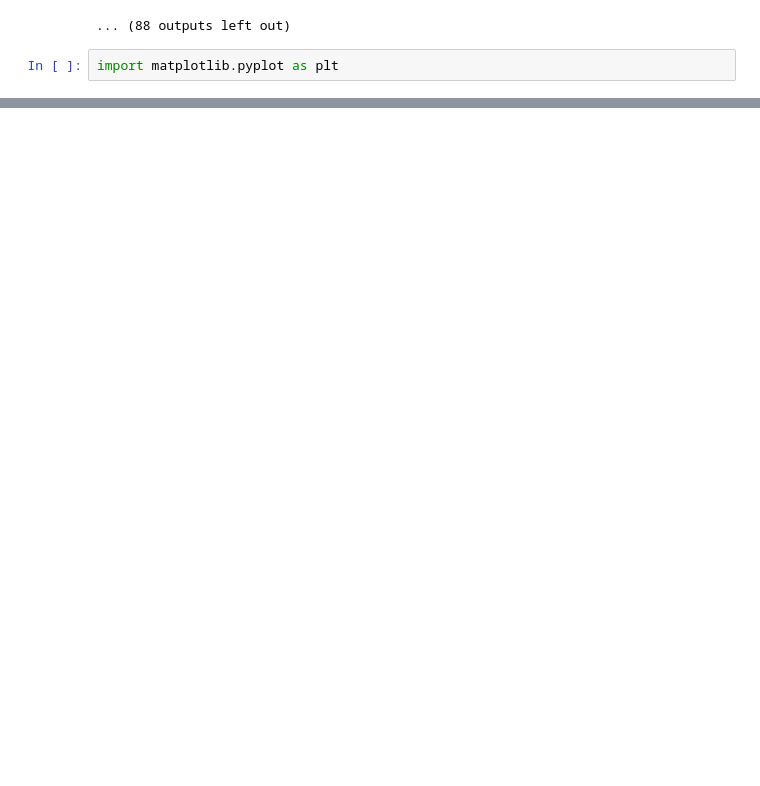
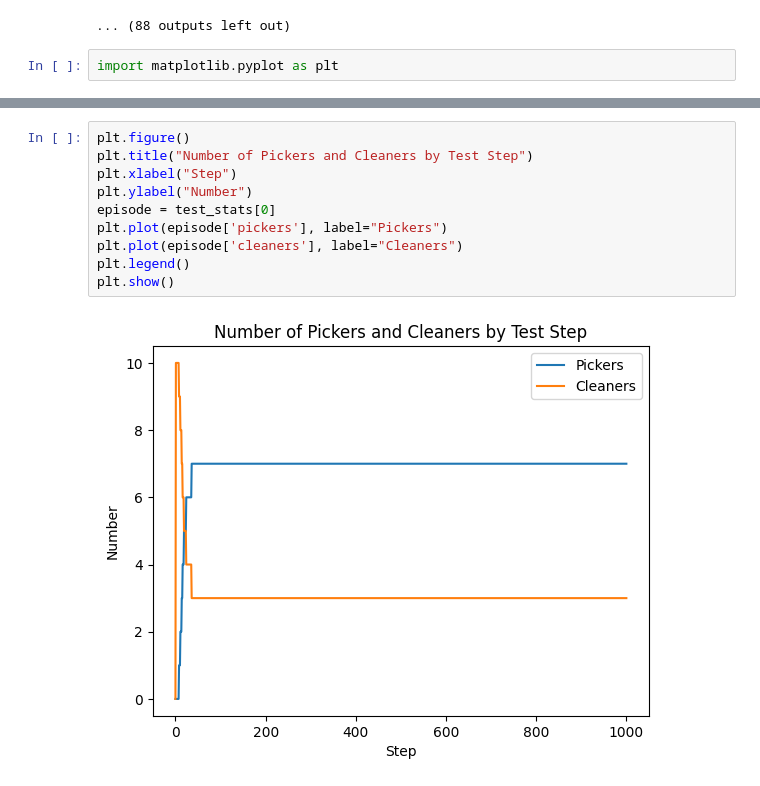
Before and after one commit to gnguralnick/social_reinforcement_learning, a Jupyter notebook: notebooks/exp_simple_heuristic.ipynb, the cells around one changed output, grey strips where cells are left out. Cells and saved outputs as stored; diff of their text form; blank space fills up the shorter version.

```diff
--- a/notebooks/exp_simple_heuristic.ipynb
+++ b/notebooks/exp_simple_heuristic.ipynb
@@ -183,0 +184,12 @@ plt.show()
+# %%
+plt.figure()
+plt.title("Number of Pickers and Cleaners by Test Step")
+plt.xlabel("Step")
+plt.ylabel("Number")
+episode = test_stats[0]
+plt.plot(episode['pickers'], label="Pickers")
+plt.plot(episode['cleaners'], label="Cleaners")
+plt.legend()
+plt.show()
+# %% [output]
+[figure, added]
```
Also changed, not shown: parts of 6 cells of this notebook, 5 other files.
